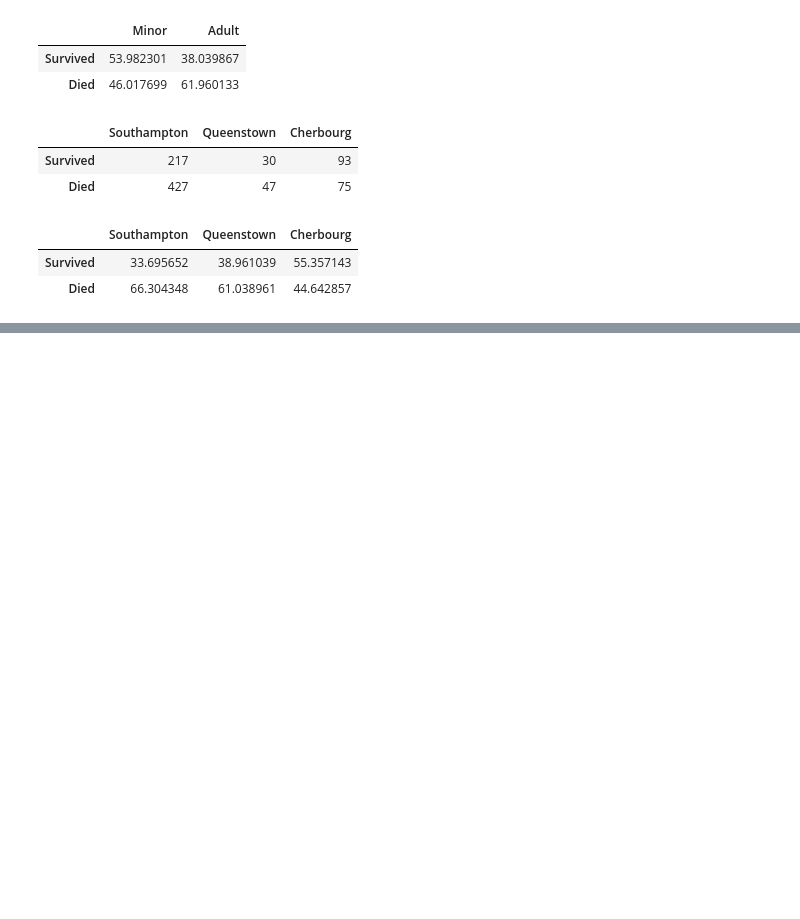
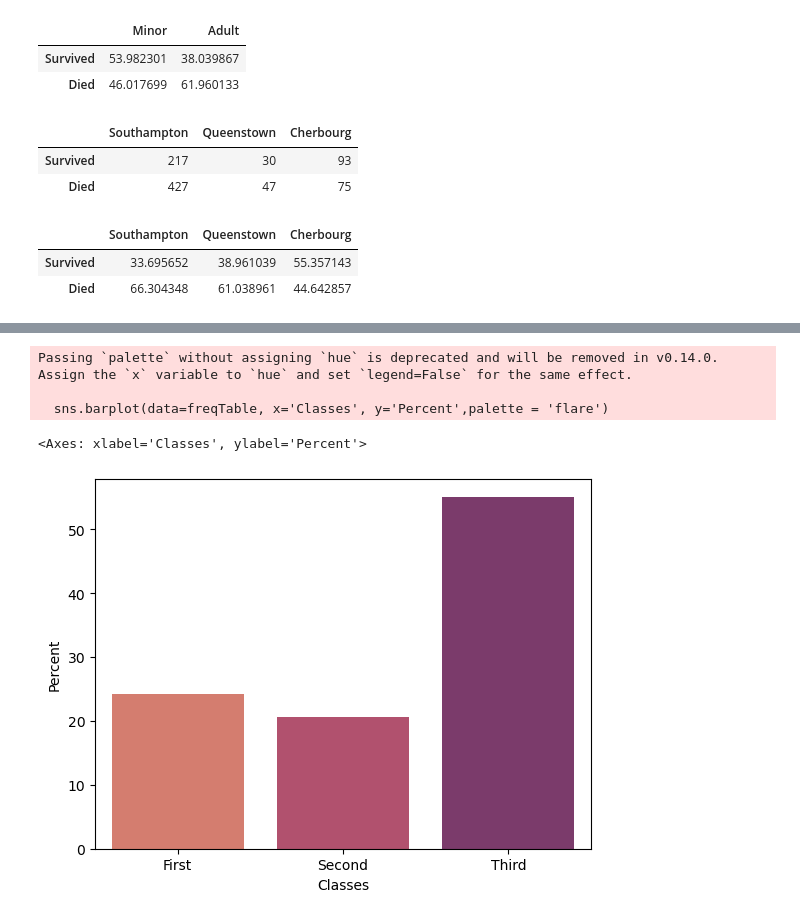
Before and after one commit to whoshilo/AI, a Jupyter notebook: Semester 1/Titanic/Titanic.ipynb, the cells around one changed output, grey strips where cells are left out. Cells and saved outputs as stored; diff of their text form; code cells hidden in the pictures; blank space fills up the shorter version.

```diff
--- a/Semester 1/Titanic/Titanic.ipynb
+++ b/Semester 1/Titanic/Titanic.ipynb
@@ -351,0 +362,25 @@ RconTable2
+# %%
+passengerClasses = {'First': 0, 'Second': 0, 'Third': 0}
+for passenger in df['Pclass']:
+    if passenger == 1:
+        passengerClasses['First'] += 1
+    elif passenger == 2:
+        passengerClasses ['Second'] += 1
+    elif passenger == 3:
+        passengerClasses ['Third'] += 1
+percentClasses = {'First': (passengerClasses['First']/len(df))*100,
+                 'Second': (passengerClasses['Second']/len(df))*100,
+                'Third': (passengerClasses ['Third']/len(df))*100
+}
+freqTable = {
+    'Classes': ['First', 'Second', 'Third'],
+    'Percent': [percentClasses ['First'], percentClasses['Second'], percentClasses['Third']]
+}
+# %%
+sns.barplot(data=freqTable, x='Classes', y='Percent',palette = 'flare')
+# %% [output]
+Passing `palette` without assigning `hue` is deprecated and will be removed in v0.14.0. Assign the `x` variable to `hue` and set `legend=False` for the same effect.
+
+  sns.barplot(data=freqTable, x='Classes', y='Percent',palette = 'flare')
+<Axes: xlabel='Classes', ylabel='Percent'>
+[figure, added]
```
Also changed, not shown: parts of 2 cells of this notebook.
